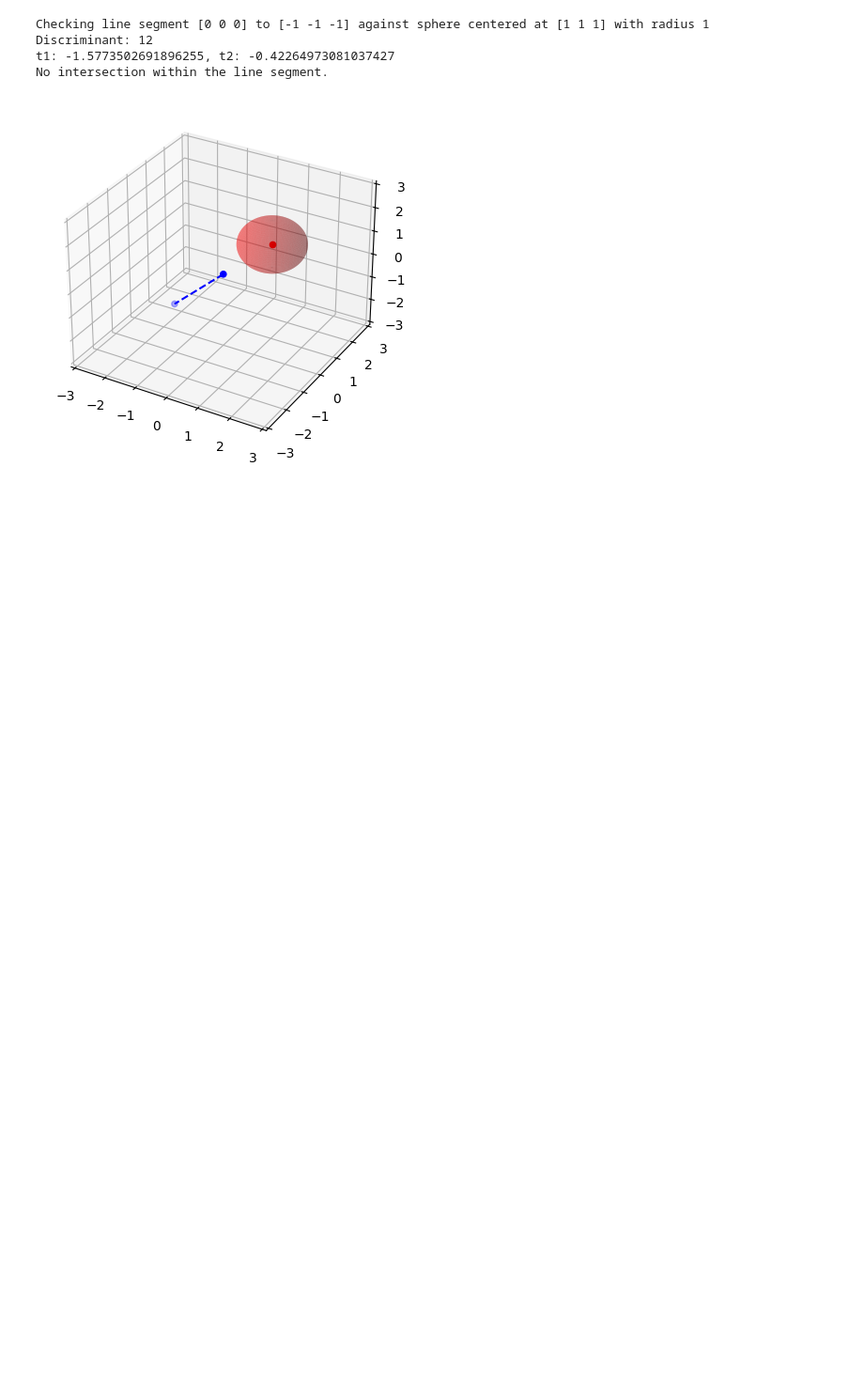
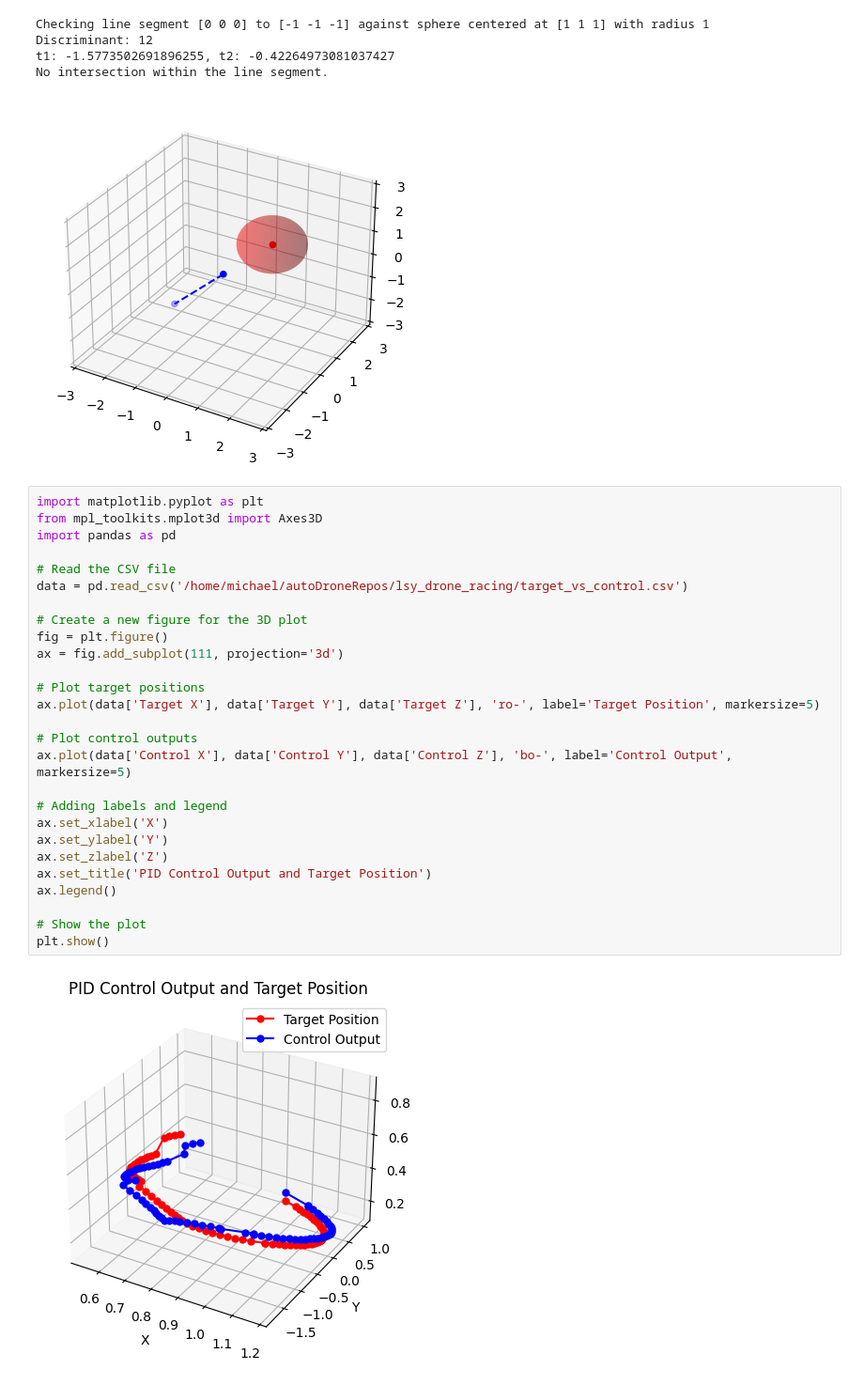
Before and after one commit to Granluke/lsy_drone_racing, a Jupyter notebook: examples/test.ipynb, the cells around one changed output. Shown at 94% size. Saved outputs shown, nothing was run; the diff lists cells and outputs as text; blank space fills up the shorter version.

```diff
--- a/examples/test.ipynb
+++ b/examples/test.ipynb
@@ -77,3 +77,32 @@ Discriminant: 12
 t1: -1.5773502691896255, t2: -0.42264973081037427
 No intersection within the line segment.
 [figure]
+# %%
+import matplotlib.pyplot as plt
+from mpl_toolkits.mplot3d import Axes3D
+import pandas as pd
+
+# Read the CSV file
+data = pd.read_csv('/home/michael/autoDroneRepos/lsy_drone_racing/target_vs_control.csv')
+
+# Create a new figure for the 3D plot
+fig = plt.figure()
+ax = fig.add_subplot(111, projection='3d')
+
+# Plot target positions
+ax.plot(data['Target X'], data['Target Y'], data['Target Z'], 'ro-', label='Target Position', markersize=5)
+
+# Plot control outputs
+ax.plot(data['Control X'], data['Control Y'], data['Control Z'], 'bo-', label='Control Output', markersize=5)
+
+# Adding labels and legend
+ax.set_xlabel('X')
+ax.set_ylabel('Y')
+ax.set_zlabel('Z')
+ax.set_title('PID Control Output and Target Position')
+ax.legend()
+
+# Show the plot
+plt.show()
+# %% [output]
+[figure, added]
```
Also changed, not shown: parts of 1 cell of this notebook, 7 other files.
